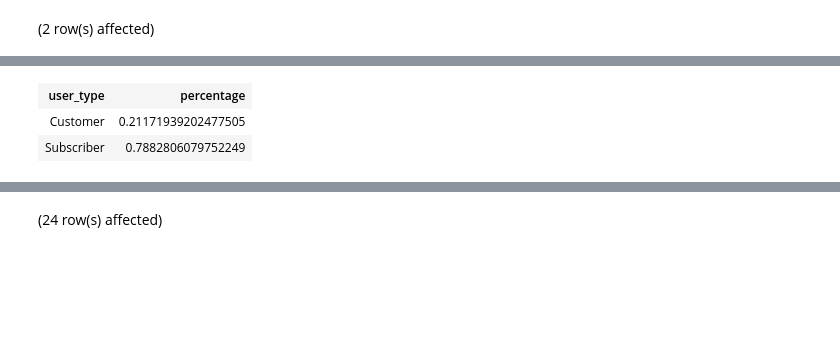
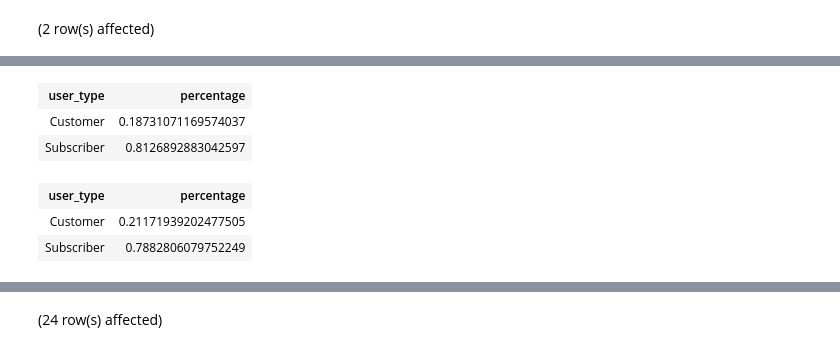
Before and after one commit to datapointchris/boston-bluebikes, a Jupyter notebook: queries.ipynb, the cells around one changed output, grey strips where cells are left out. Drawn from its saved outputs; the diff is of its cells as text; code cells hidden in the pictures; blank space fills up the shorter version.

```diff
--- a/queries.ipynb
+++ b/queries.ipynb
@@ -3,7 +39,13 @@
 
 select user_type,
 count(*) / (cast(sum(count(*)) over() as float)) as percentage
+from bluebikes_2018
+group by user_type;
+
+
+select user_type,
+count(*) / (cast(sum(count(*)) over() as float)) as percentage
 from bluebikes_2019
-group by user_type
+group by user_type;
 # %% [output]
 (2 row(s) affected)
@@ -11,6 +54,9 @@ Total execution time: 00:00:00.779
 | user_type | percentage |
-| Customer | 0.21171939202477505 |
-| Subscriber | 0.7882806079752249 |
+| Customer | 0.18731071169574037 |
+| Subscriber | 0.8126892883042597 |
+| user_type | percentage |
+| Customer | 0.21171939202477505 |
+| Subscriber | 0.7882806079752249 |
 # %%
 -- Rider type by category by quarter
 
```
Also changed, not shown: parts of 7 cells of this notebook.
